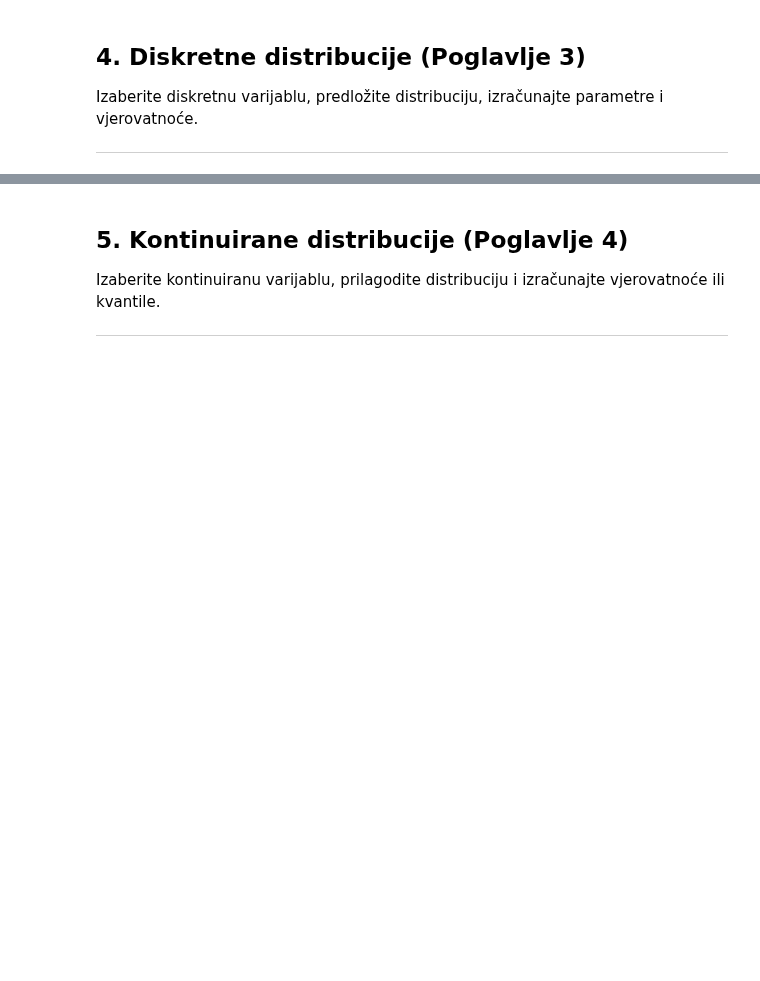
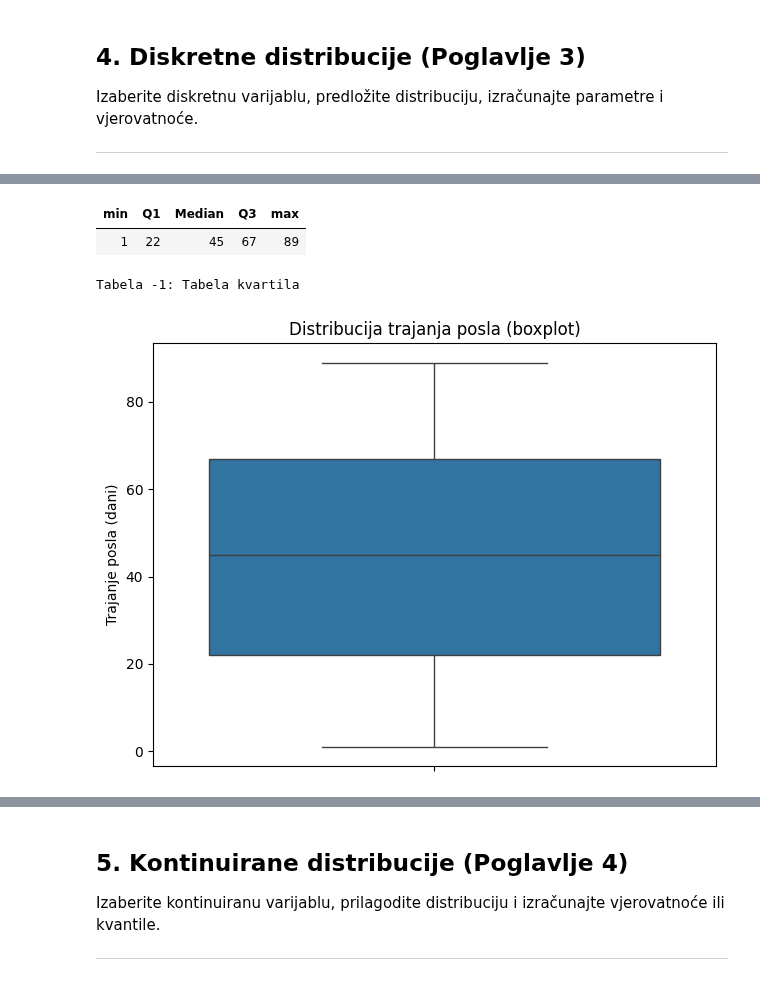
Before and after one commit to Ljut/PSAI-DSAI-datasets, a Jupyter notebook: VIS25_TIM1.ipynb, the cells around one changed output, grey strips where cells are left out. Cells and saved outputs as stored; diff of their text form; code cells hidden in the pictures; blank space fills up the shorter version.

```diff
--- a/VIS25_TIM1.ipynb
+++ b/VIS25_TIM1.ipynb
@@ -574,0 +496,24 @@ Iz heatmape možemo vidjeti da je praktično jednak broj eksperata i početnika
+# %%
+ispisi_tabelu_rezultata(
+    df=pd.DataFrame(
+        data={
+            "Min":[int(df['Job_Duration_Days'].min())],
+            "Q1":[int(df['Job_Duration_Days'].quantile(.25))],
+            "Median":[int(df['Job_Duration_Days'].median())],
+            "Q3":[int(df['Job_Duration_Days'].quantile(.75))],
+            "Max":[int(df['Job_Duration_Days'].max())]
+        }
+    ),
+    naziv_tabele='Tabela kvartila'
+    )
+nacrtaj_box_plota(
+    df,
+    kolona='Job_Duration_Days',
+    title='Distribucija trajanja posla (boxplot)',
+    ylabel='Trajanje posla (dani)'
+    )
+# %% [output]
+| min | Q1 | Median | Q3 | max |
+| 1 | 22 | 45 | 67 | 89 |
+Tabela -1: Tabela kvartila
+[figure, added]
```
Also changed, not shown: parts of 42 cells of this notebook.
